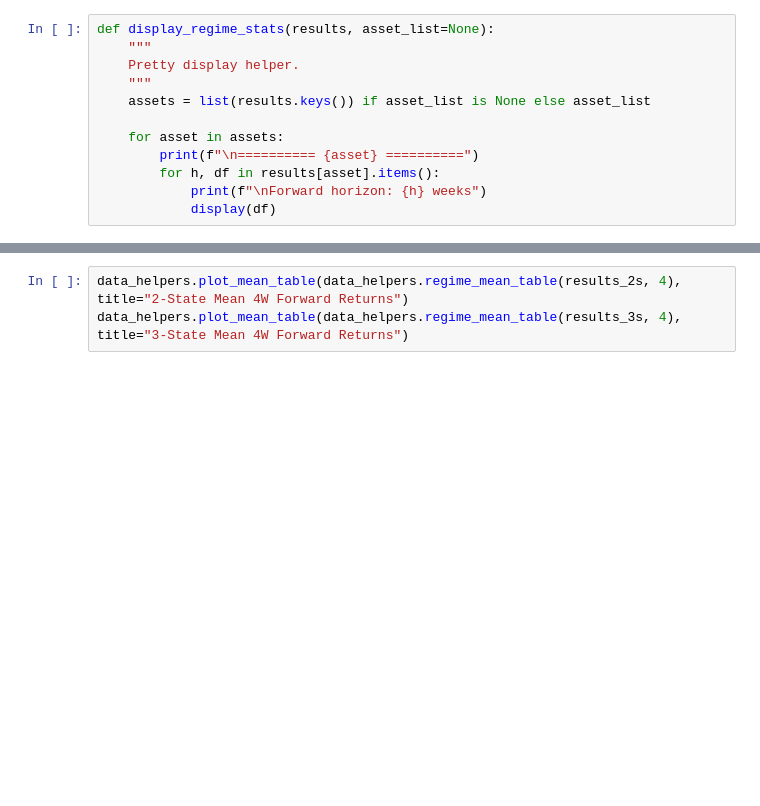
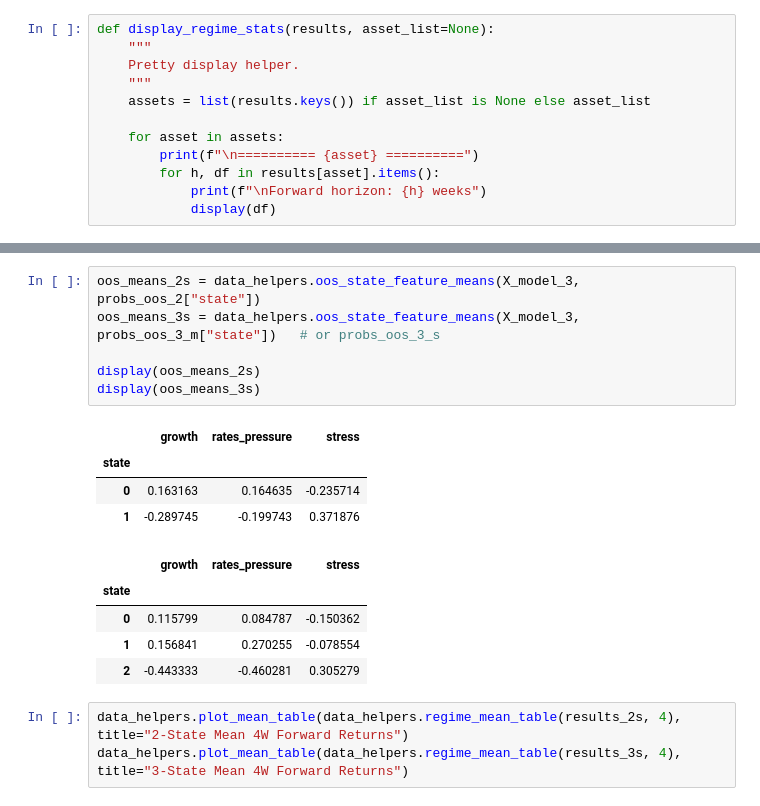
Before and after one commit to Yzc20060417/Systematic-Equities, a Jupyter notebook: Model.ipynb, the cells around one changed output, grey strips where cells are left out. Drawn from its saved outputs; the diff is of its cells as text; blank space fills up the shorter version.

```diff
--- a/Model.ipynb
+++ b/Model.ipynb
@@ -867,3 +854,19 @@ Forward horizon: 12 weeks
+# %%
+oos_means_2s = data_helpers.oos_state_feature_means(X_model_3, probs_oos_2["state"])
+oos_means_3s = data_helpers.oos_state_feature_means(X_model_3, probs_oos_3_m["state"])   # or probs_oos_3_s
+
+display(oos_means_2s)
+display(oos_means_3s)
+# %% [output]
+|  | growth | rates_pressure | stress |
+| state |  |  |  |
+| 0 | 0.163163 | 0.164635 | -0.235714 |
+| 1 | -0.289745 | -0.199743 | 0.371876 |
+|  | growth | rates_pressure | stress |
+| state |  |  |  |
+| 0 | 0.115799 | 0.084787 | -0.150362 |
+| 1 | 0.156841 | 0.270255 | -0.078554 |
+| 2 | -0.443333 | -0.460281 | 0.305279 |
 # %%
 data_helpers.plot_mean_table(data_helpers.regime_mean_table(results_2s, 4), title="2-State Mean 4W Forward Returns")
 data_helpers.plot_mean_table(data_helpers.regime_mean_table(results_3s, 4), title="3-State Mean 4W Forward Returns")
```
Also changed, not shown: parts of 3 cells of this notebook, 1 other file.
